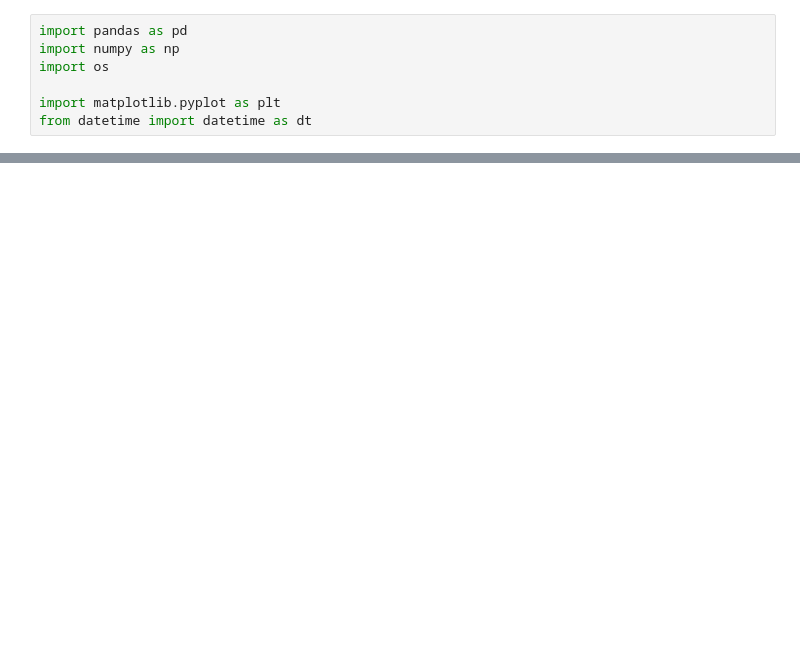
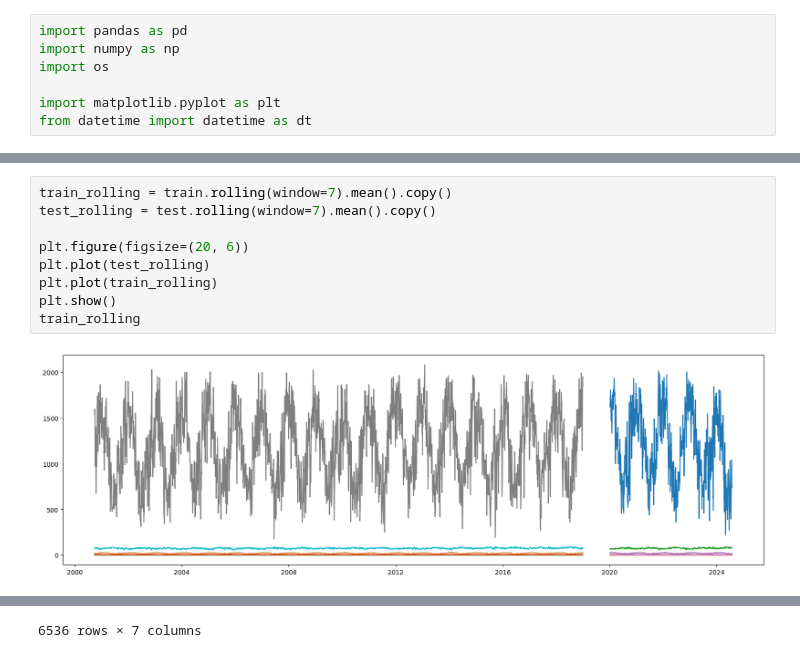
Before and after one commit to fellipessanha/solar-studies, a Jupyter notebook: data-treatment.ipynb, the cells around one changed output, grey strips where cells are left out. Drawn from its saved outputs; the diff is of its cells as text; blank space fills up the shorter version.

```diff
--- a/data-treatment.ipynb
+++ b/data-treatment.ipynb
@@ -153,0 +181,11 @@ plt.show()
+# %%
+train_rolling = train.rolling(window=7).mean().copy()
+test_rolling = test.rolling(window=7).mean().copy()
+
+plt.figure(figsize=(20, 6))
+plt.plot(test_rolling)
+plt.plot(train_rolling)
+plt.show()
+train_rolling
+# %% [output]
+[figure, added]
@@ -153,0 +205 @@ plt.show()
+6536 rows × 7 columns
```
Also changed, not shown: parts of 9 cells of this notebook.
